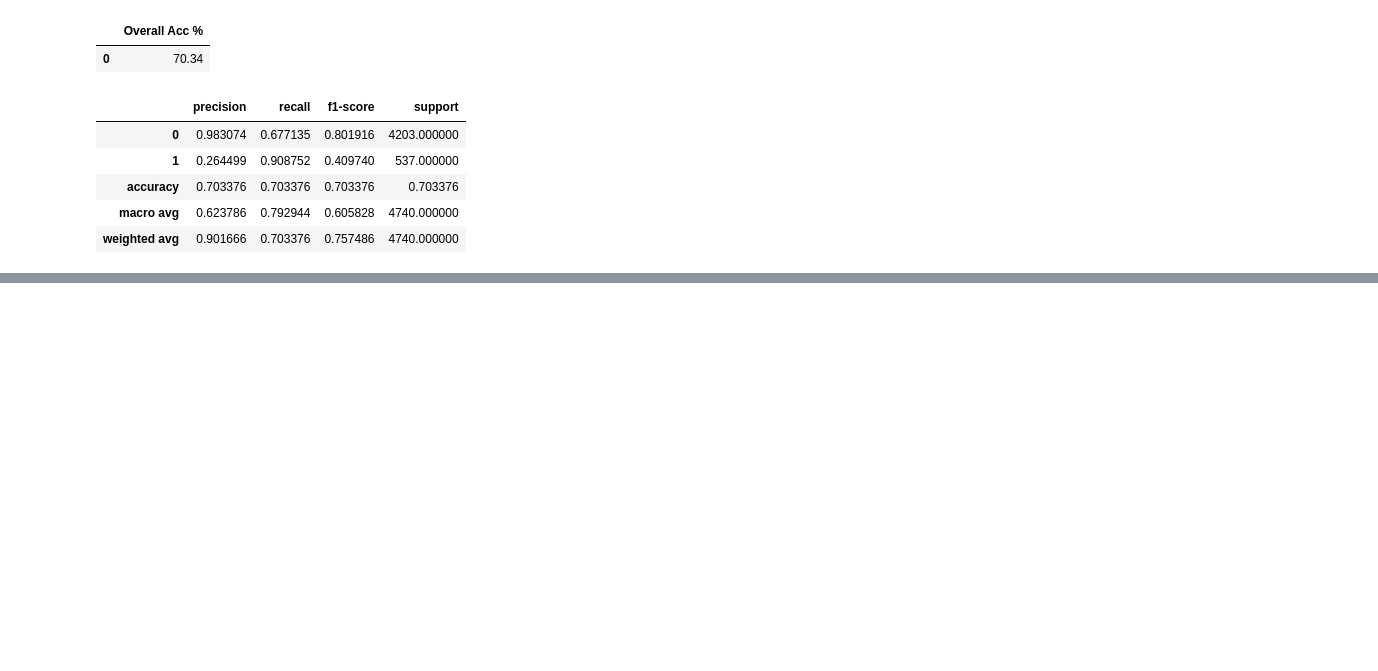
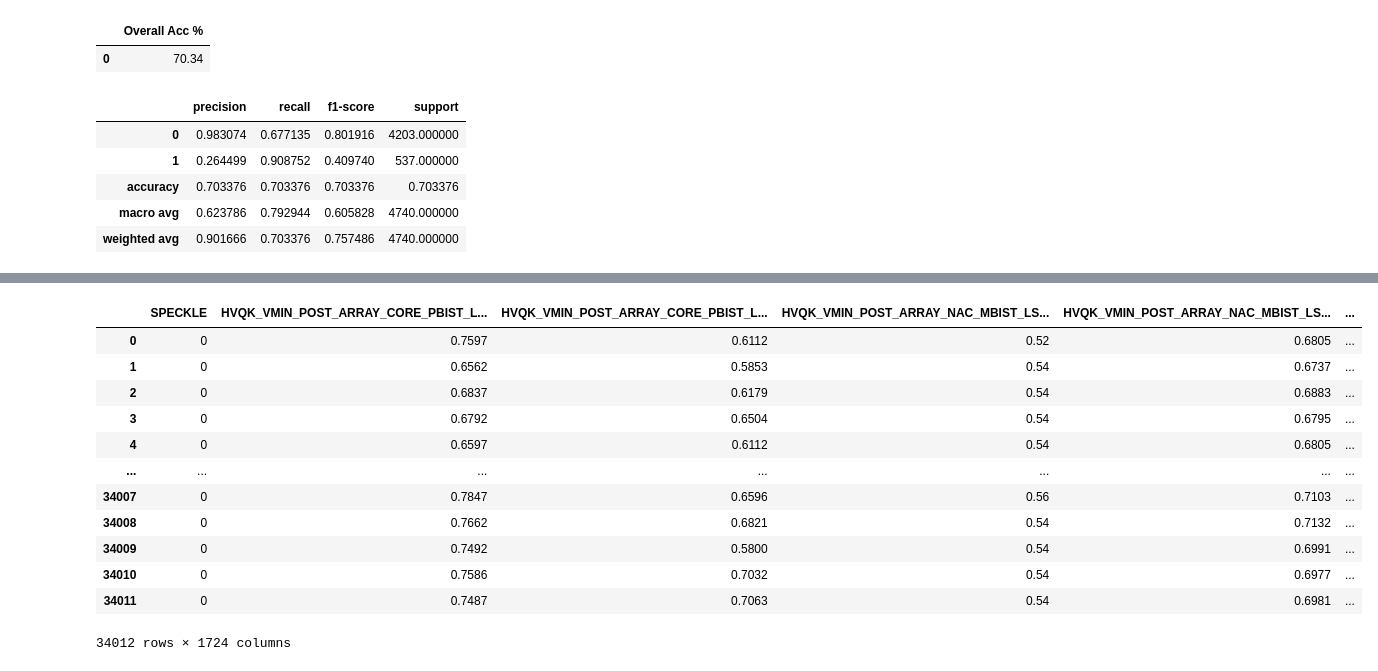
Before and after one commit to NicoleNL/ML-Speckle, a Jupyter notebook: MLSpeckle_20220106.ipynb, the cells around one changed output, grey strips where cells are left out. Cells and saved outputs as stored; diff of their text form; code cells hidden in the pictures; blank space fills up the shorter version.

```diff
--- a/MLSpeckle_20220106.ipynb
+++ b/MLSpeckle_20220106.ipynb
@@ -2629,0 +3190,22 @@ display(report)
+# %%
+#remove supporting_fs
+supporting_fs = ['SORTLOT', 'WAFER', 'XLOC', 'YLOC', 'TEST RESULTS',
+       'TEST RESULTS BITS', 'TR_BITS', 'INCOMING', 'INCOMING BITS', 'INC_BITS',
+       'OUTGOING', 'OUTGOING BITS', 'OUT_BITS', 'DELTA','IB@6261[CLASSHOT]', 'FB@6261[CLASSHOT]','VID']
+df_set2_sf = df_set2[supporting_fs] #keep supporting fs of df_set2
+df_set2 = df_set2.drop(supporting_fs,axis=1) #remove supporting fs from df_set2
+df_set2
+# %% [output]
+|  | SPECKLE | HVQK_VMIN_POST_ARRAY_CORE_PBIST_L... | HVQK_VMIN_POST_ARRAY_CORE_PBIST_L... | HVQK_VMIN_POST_ARRAY_NAC_MBIST_LS... | HVQK_VMIN_POST_ARRAY_NAC_MBIST_LS... | ... |
+| 0 | 0 | 0.7597 | 0.6112 | 0.52 | 0.6805 | ... |
+| 1 | 0 | 0.6562 | 0.5853 | 0.54 | 0.6737 | ... |
+| 2 | 0 | 0.6837 | 0.6179 | 0.54 | 0.6883 | ... |
+| 3 | 0 | 0.6792 | 0.6504 | 0.54 | 0.6795 | ... |
+| 4 | 0 | 0.6597 | 0.6112 | 0.54 | 0.6805 | ... |
+| ... | ... | ... | ... | ... | ... | ... |
+| 34007 | 0 | 0.7847 | 0.6596 | 0.56 | 0.7103 | ... |
+| 34008 | 0 | 0.7662 | 0.6821 | 0.54 | 0.7132 | ... |
+| 34009 | 0 | 0.7492 | 0.5800 | 0.54 | 0.6991 | ... |
+| 34010 | 0 | 0.7586 | 0.7032 | 0.54 | 0.6977 | ... |
+| 34011 | 0 | 0.7487 | 0.7063 | 0.54 | 0.6981 | ... |
+34012 rows × 1724 columns
```
Also changed, not shown: parts of 50 cells of this notebook.
